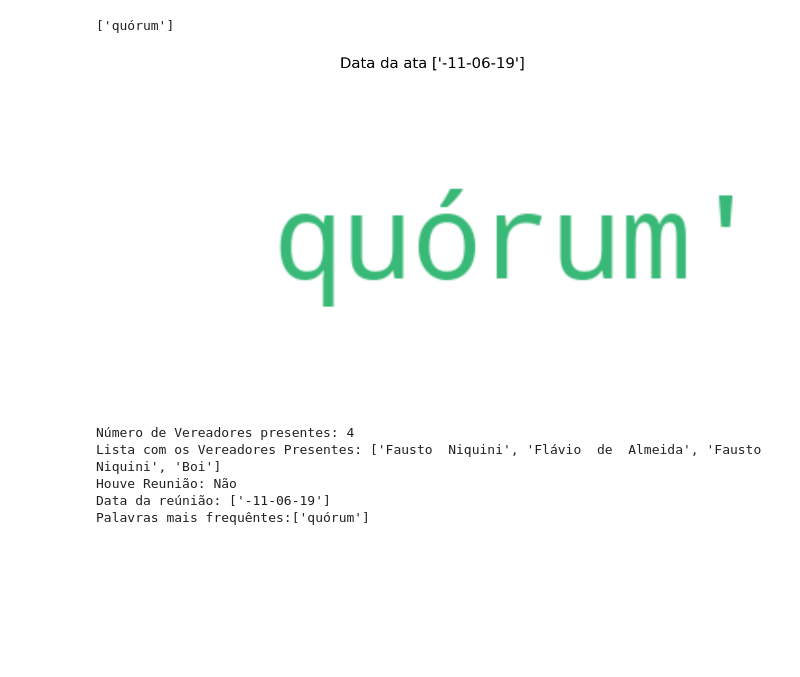
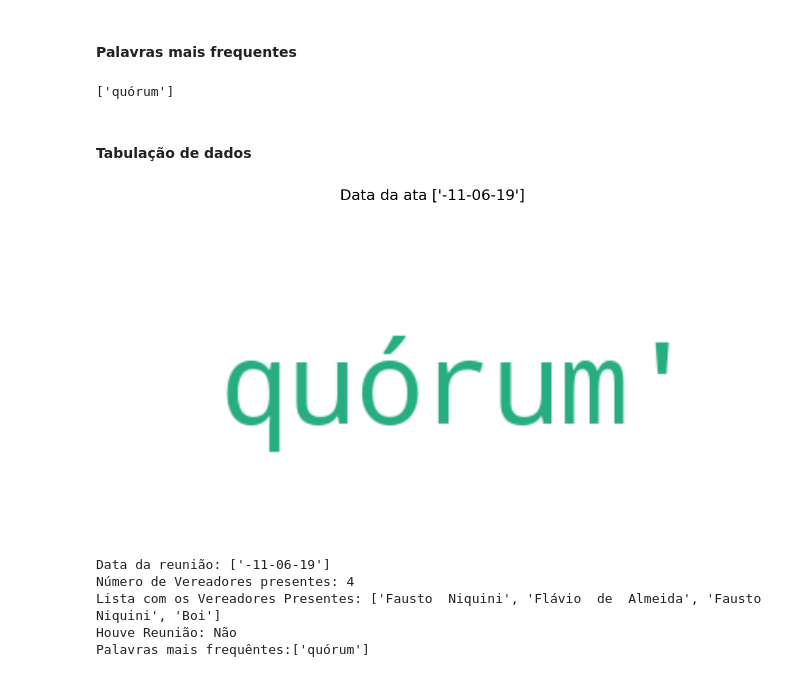
Before and after one commit to MichelAngelo7/NovaLima, a Jupyter notebook: Nuvem de palavras/NuvemDePalavrasPdfMiner.ipynb, the cells around one changed output. Drawn from its saved outputs; the diff is of its cells as text; code cells hidden in the pictures; blank space fills up the shorter version.

Commit message:
Migration of latest functionality to the backend module

```diff
--- a/Nuvem de palavras/NuvemDePalavrasPdfMiner.ipynb
+++ b/Nuvem de palavras/NuvemDePalavrasPdfMiner.ipynb
@@ -76,19 +72,22 @@ fd = FreqDist(resultado)
-# %%
-pesquisar= [fd for fd, _ in fd.most_common(5) if fd not in pontuacao]
-pesquisar
-# %% [output]
-['quórum']
+# %% [markdown]
+#### Palavras mais frequentes
+# %%
+backend.palavras_frequentes(resultado)
+# %% [output]
+['quórum']
+# %% [markdown]
+#### Tabulação de dados
 # %%
-backend.nuvem_palavras(resultado,  f"Data da ata {pegar_data_reuniao}")
+backend.nuvem_palavras(resultado,  f"Data da ata {str(backend.data_reuniao(url))}")
+print(f"Data da reunião: {str(backend.data_reuniao(url))}")
 backend.dados_ata(text)
-print(f"Data da reúnião: {pegar_data_reuniao}")
-print(f"Palavras mais frequêntes:{pesquisar}")
+print(f"Palavras mais frequêntes:{backend.palavras_frequentes(resultado)}")
 # %% [output]
-[figure, old version]
+[figure, new version]
+Data da reunião: ['-11-06-19']
 Número de Vereadores presentes: 4
 Lista com os Vereadores Presentes: ['Fausto  Niquini', 'Flávio  de  Almeida', 'Fausto Niquini', 'Boi']
 Houve Reunião: Não
-Data da reúnião: ['-11-06-19']
 Palavras mais frequêntes:['quórum']
 # %%
 import time
```
Also changed, not shown: parts of 11 cells of this notebook, 1 other file.
